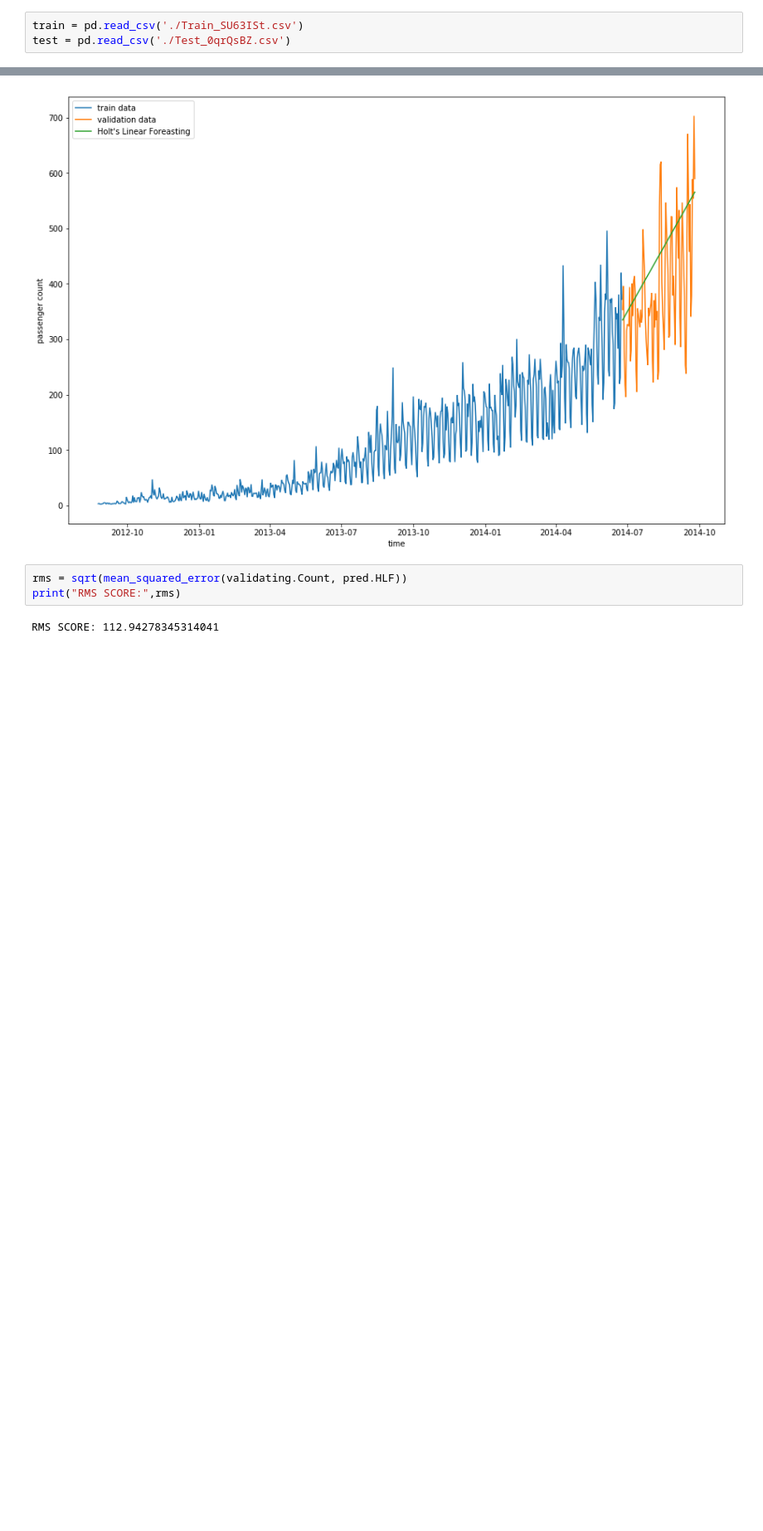
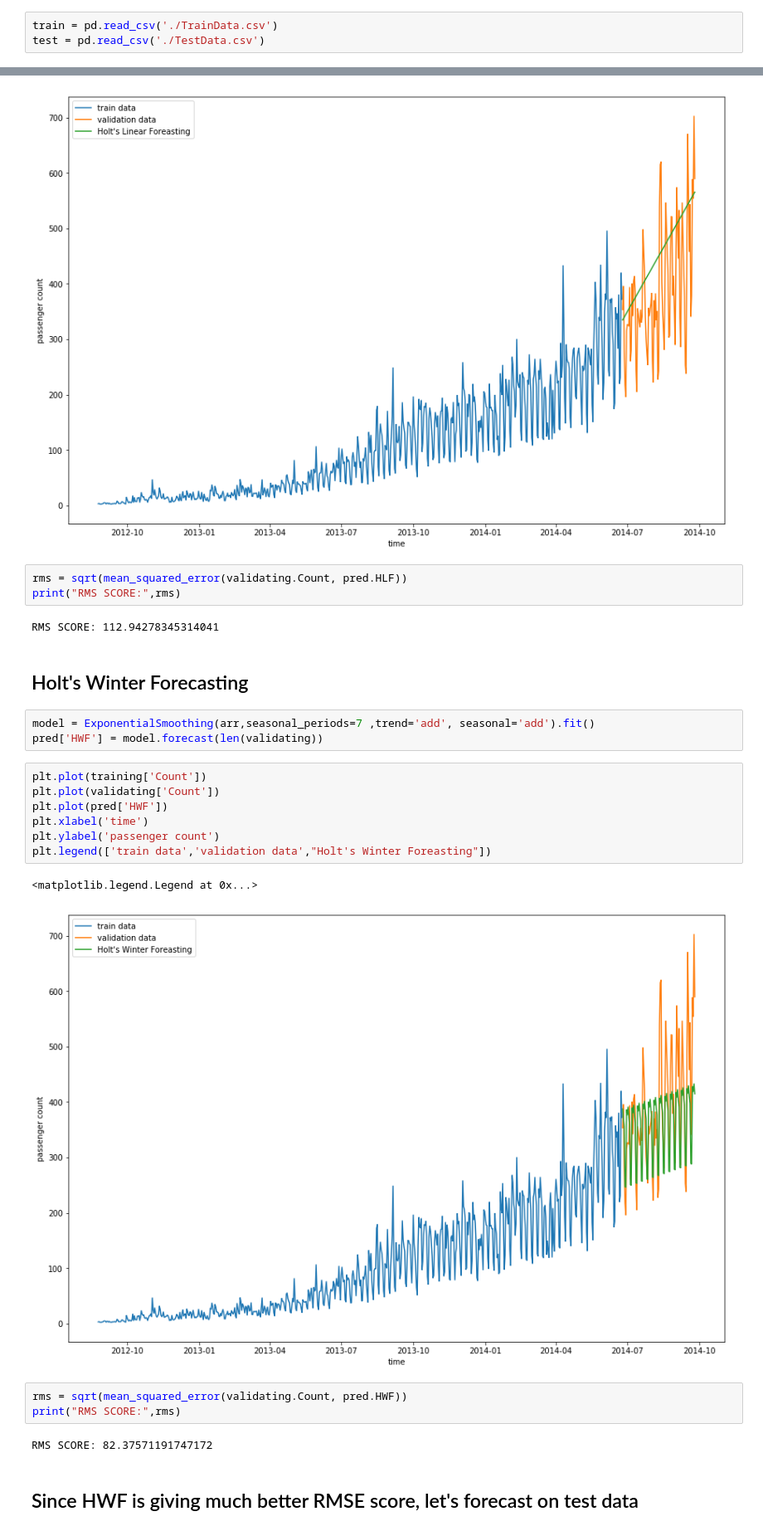
Before and after one commit to TheAbhishekJha/TimeSeries, a Jupyter notebook: TSnotebook.ipynb, the cells around one changed output, grey strips where cells are left out. Shown at 83% size. Cells and saved outputs as stored; diff of their text form; blank space fills up the shorter version.

```diff
--- a/TSnotebook.ipynb
+++ b/TSnotebook.ipynb
@@ -9,5 +9,5 @@ from math import sqrt
 from statsmodels.tsa.api import ExponentialSmoothing, SimpleExpSmoothing, Holt
 import statsmodels.api as sm
 # %%
-train = pd.read_csv('./Train_SU63ISt.csv')
-test = pd.read_csv('./Test_0qrQsBZ.csv')
+train = pd.read_csv('./TrainData.csv')
+test = pd.read_csv('./TestData.csv')
@@ -328,3 +348,25 @@ rms = sqrt(mean_squared_error(validating.Count, pred.HLF))
 print("RMS SCORE:",rms)
 # %% [output]
 RMS SCORE: 112.94278345314041
+# %% [markdown]
+## Holt's Winter Forecasting
+# %%
+model = ExponentialSmoothing(arr,seasonal_periods=7 ,trend='add', seasonal='add').fit()
+pred['HWF'] = model.forecast(len(validating))
+# %%
+plt.plot(training['Count'])
+plt.plot(validating['Count'])
+plt.plot(pred['HWF'])
+plt.xlabel('time')
+plt.ylabel('passenger count')
+plt.legend(['train data','validation data',"Holt's Winter Foreasting"])
+# %% [output]
+<matplotlib.legend.Legend at 0x...>
+[figure, added]
+# %%
+rms = sqrt(mean_squared_error(validating.Count, pred.HWF))
+print("RMS SCORE:",rms)
+# %% [output]
+RMS SCORE: 82.37571191747172
+# %% [markdown]
+## Since HWF is giving much better RMSE score, let's forecast on test data
```
Also changed, not shown: parts of 36 cells of this notebook.
